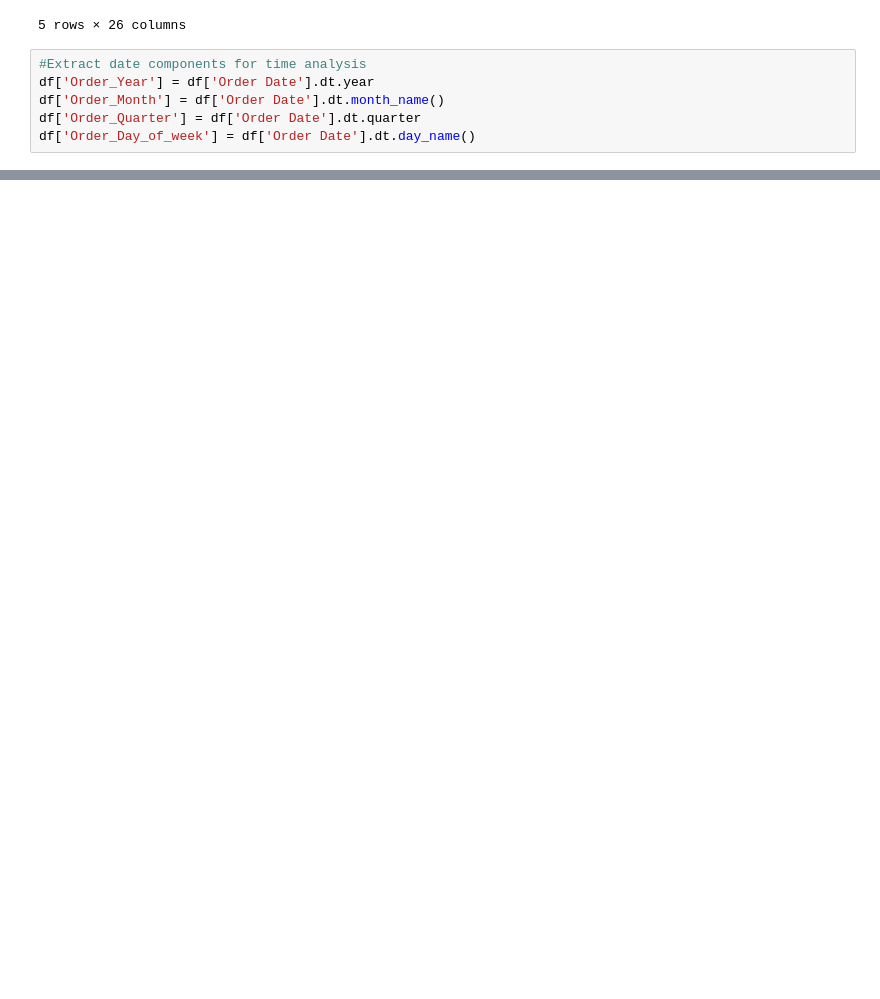
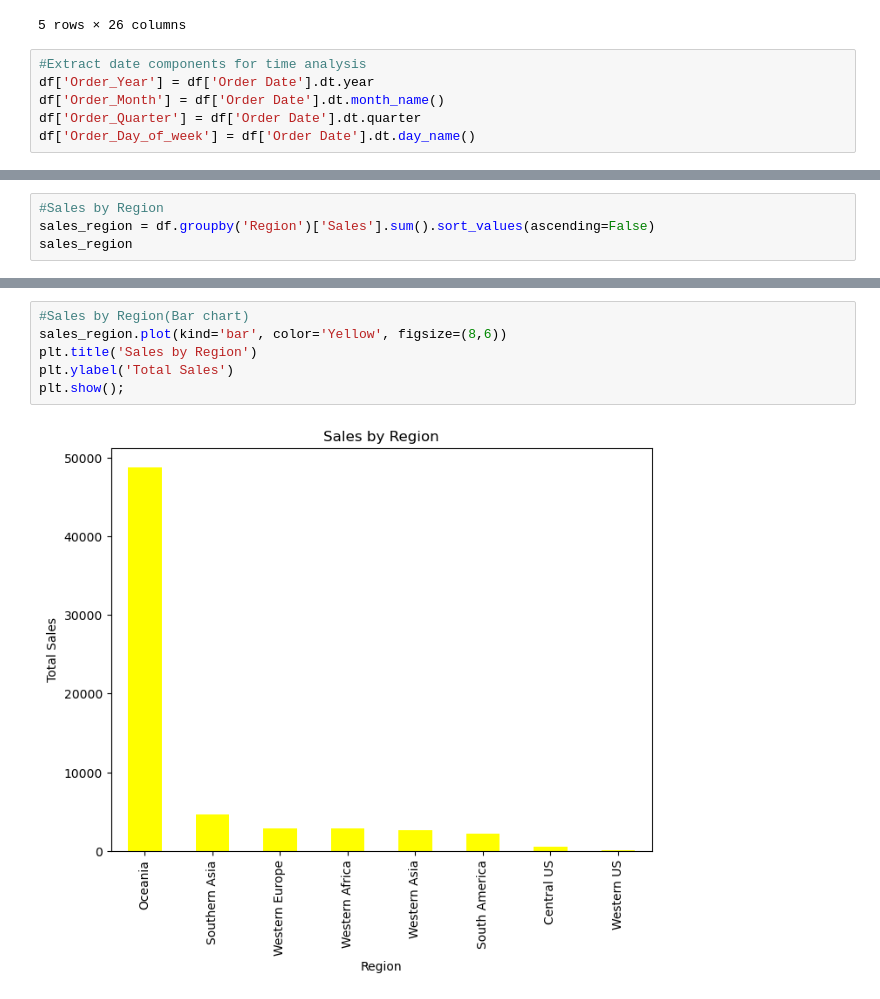
Before and after one commit to Lenmbugua/Analytics-Practice-Datasets, a Jupyter notebook: GlobalSuperstore.ipynb, the cells around one changed output, grey strips where cells are left out. Saved outputs shown, nothing was run; the diff lists cells and outputs as text; blank space fills up the shorter version.

```diff
--- a/GlobalSuperstore.ipynb
+++ b/GlobalSuperstore.ipynb
@@ -301,0 +339,4 @@ df.head()
+# %%
+#Sales by Region
+sales_region = df.groupby('Region')['Sales'].sum().sort_values(ascending=False)
+sales_region
@@ -301,0 +366,8 @@ df.head()
+# %%
+#Sales by Region(Bar chart)
+sales_region.plot(kind='bar', color='Yellow', figsize=(8,6))
+plt.title('Sales by Region')
+plt.ylabel('Total Sales')
+plt.show();
+# %% [output]
+[figure, added]
```
Also changed, not shown: parts of 19 cells of this notebook.
